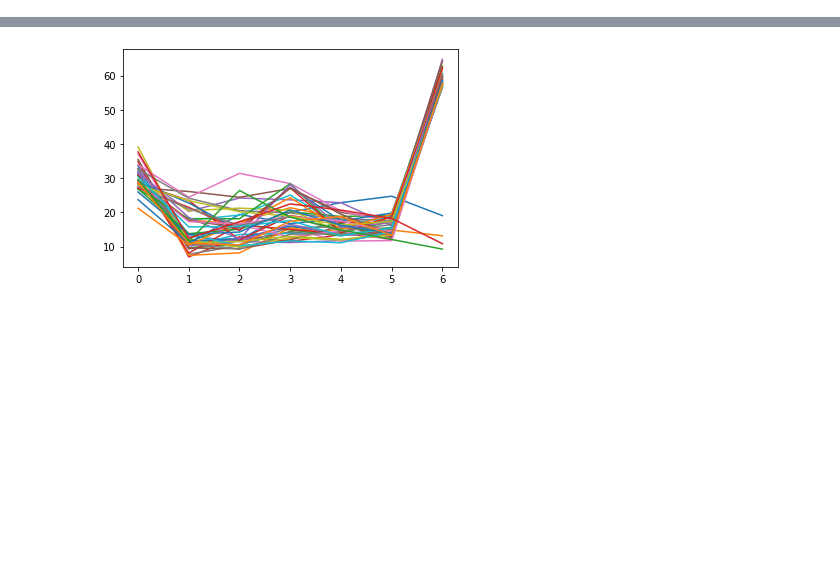
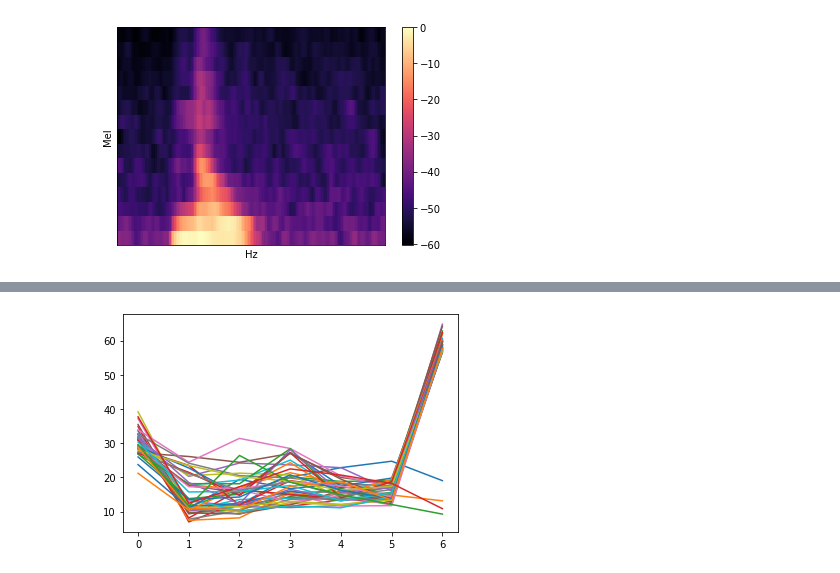
Before and after one commit to cocoalex00/Speech-recognition-COM3025, a Jupyter notebook: LSTM-CNN.ipynb, the cells around one changed output, grey strips where cells are left out. Drawn from its saved outputs; the diff is of its cells as text; code cells hidden in the pictures; blank space fills up the shorter version.

```diff
--- a/LSTM-CNN.ipynb
+++ b/LSTM-CNN.ipynb
@@ -2,6 +2,7 @@
 import os
 import numpy as np
 import pandas as pd
+import pickle
 
 from keras import optimizers, losses, activations, models
 from keras.layers import Convolution2D, Dense, Input, Flatten, Dropout, MaxPooling2D, BatchNormalization
@@ -11,3 +12,11 @@ import librosa
 import matplotlib.pyplot as plt
 import librosa.display
 import IPython.display
+
+SAMPLE_RATE = 22050
+DURATION = 1
+SAMPLES_PER_TRACK = SAMPLE_RATE * DURATION
+
+N_FFT = 1024
+HOP_LENGTH = 128
+N_MFCC = 15
@@ -37 +59,12 @@ IPython.display.Audio(audio,rate = sr)#Playing the sound
 [interactive output not drawn]
+# %%
+mel = librosa.feature.melspectrogram(audio, n_fft=N_FFT, hop_length=HOP_LENGTH, sr=SAMPLE_RATE, n_mels=N_MFCC, fmax=8000)
+
+librosa.display.specshow(librosa.power_to_db(mel, ref=np.max))
+plt.xlabel("Hz")
+plt.ylabel("Mel")
+plt.colorbar()
+# plt.box(False)
+plt.show()
+# %% [output]
+[figure, added]
```
Also changed, not shown: parts of 17 cells of this notebook.
